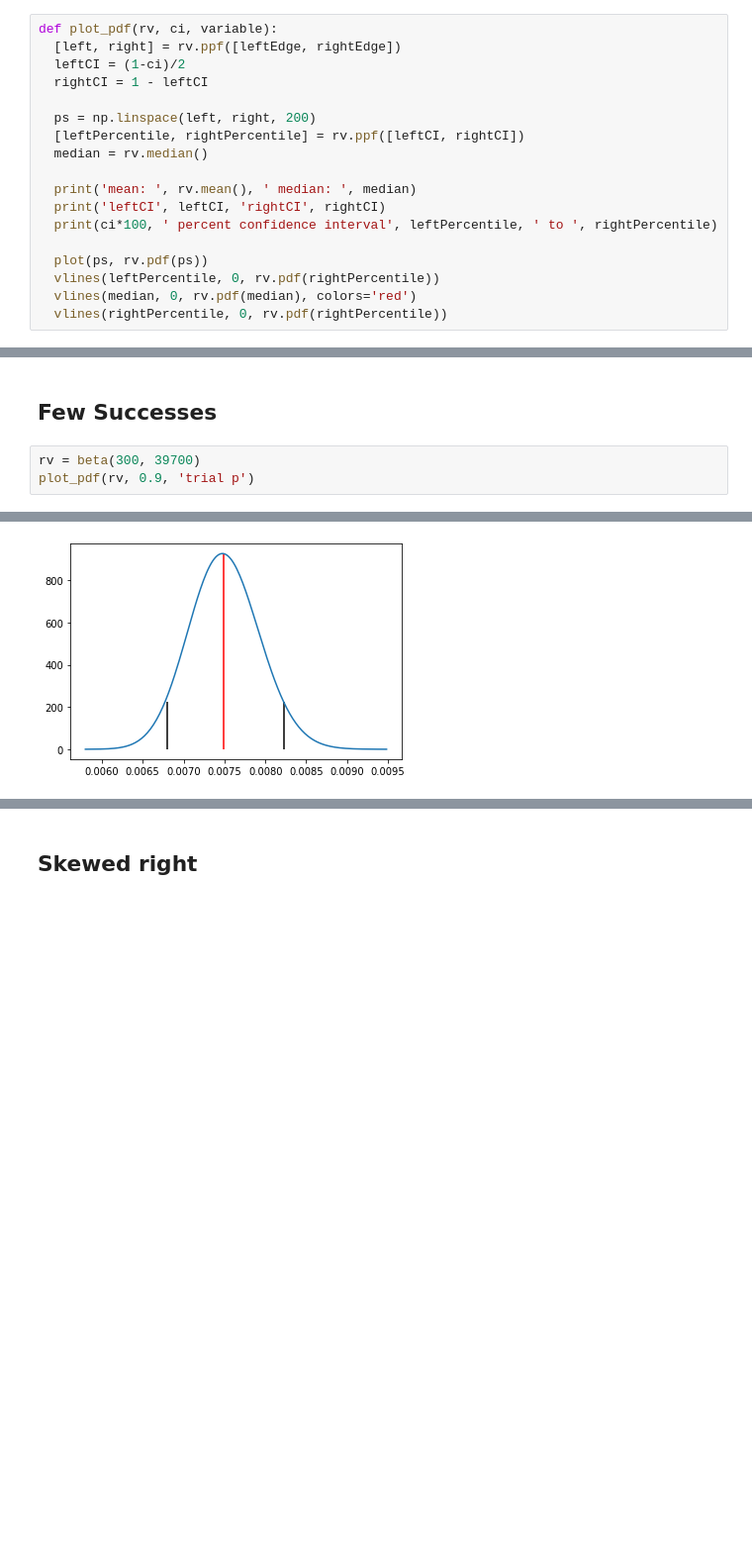
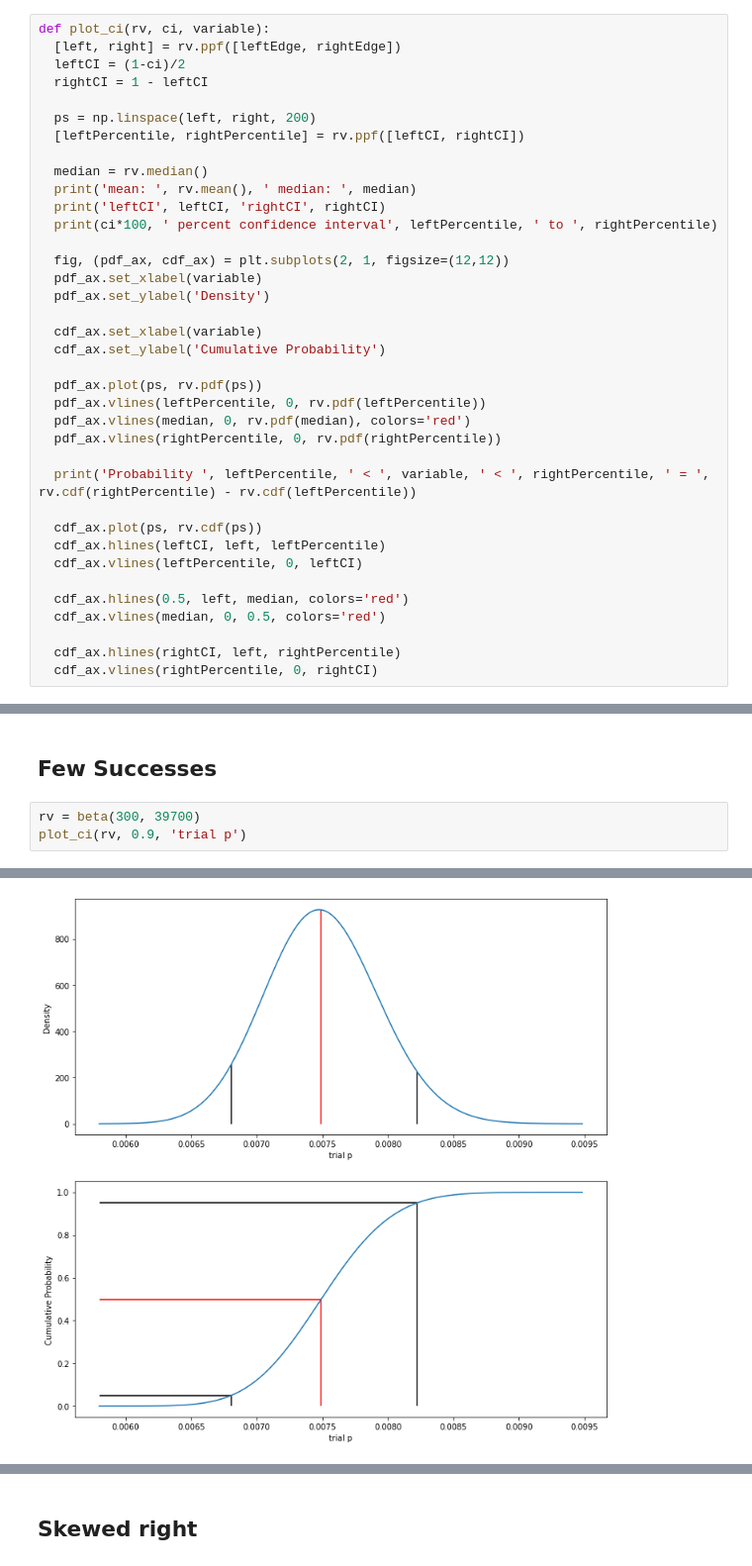
Before and after one commit to ctarrington/try-colab, a Jupyter notebook: parameter_estimation.ipynb, the cells around one changed output, grey strips where cells are left out. Shown at 99% size. Saved outputs shown, nothing was run; the diff lists cells and outputs as text; blank space fills up the shorter version.

Commit message:
Cleaned up plots

```diff
--- a/parameter_estimation.ipynb
+++ b/parameter_estimation.ipynb
@@ -9,20 +10,39 @@ from matplotlib.pyplot import plot, fill_between, vlines, hlines
 leftEdge = 0.00001
 rightEdge = 1-leftEdge
 # %%
-def plot_pdf(rv, ci, variable):
+def plot_ci(rv, ci, variable):
   [left, right] = rv.ppf([leftEdge, rightEdge])
   leftCI = (1-ci)/2
   rightCI = 1 - leftCI
 
   ps = np.linspace(left, right, 200)
   [leftPercentile, rightPercentile] = rv.ppf([leftCI, rightCI])
+
   median = rv.median()
-
   print('mean: ', rv.mean(), ' median: ', median)
   print('leftCI', leftCI, 'rightCI', rightCI)
   print(ci*100, ' percent confidence interval', leftPercentile, ' to ', rightPercentile)
 
-  plot(ps, rv.pdf(ps))
-  vlines(leftPercentile, 0, rv.pdf(rightPercentile))
-  vlines(median, 0, rv.pdf(median), colors='red')
-  vlines(rightPercentile, 0, rv.pdf(rightPercentile))
+  fig, (pdf_ax, cdf_ax) = plt.subplots(2, 1, figsize=(12,12))
+  pdf_ax.set_xlabel(variable)
+  pdf_ax.set_ylabel('Density')
+
+  cdf_ax.set_xlabel(variable)
+  cdf_ax.set_ylabel('Cumulative Probability')
+
+  pdf_ax.plot(ps, rv.pdf(ps))
+  pdf_ax.vlines(leftPercentile, 0, rv.pdf(leftPercentile))
+  pdf_ax.vlines(median, 0, rv.pdf(median), colors='red')
+  pdf_ax.vlines(rightPercentile, 0, rv.pdf(rightPercentile))
+
+  print('Probability ', leftPercentile, ' < ', variable, ' < ', rightPercentile, ' = ', rv.cdf(rightPercentile) - rv.cdf(leftPercentile))
+
+  cdf_ax.plot(ps, rv.cdf(ps))
+  cdf_ax.hlines(leftCI, left, leftPercentile)
+  cdf_ax.vlines(leftPercentile, 0, leftCI)
+
+  cdf_ax.hlines(0.5, left, median, colors='red')
+  cdf_ax.vlines(median, 0, 0.5, colors='red')
+
+  cdf_ax.hlines(rightCI, left, rightPercentile)
+  cdf_ax.vlines(rightPercentile, 0, rightCI)
@@ -51,7 +50,7 @@ def plot_cdf(rv, ci, variable):
 ## Few Successes
 # %%
 rv = beta(300, 39700)
-plot_pdf(rv, 0.9, 'trial p')
+plot_ci(rv, 0.9, 'trial p')
 # %% [output]
 mean:  0.0075  median:  0.007491793171661221
 leftCI 0.04999999999999999 rightCI 0.95
@@ -59 +59 @@ leftCI 0.04999999999999999 rightCI 0.95
-[figure, old version]
+[figure, new version]
```
Also changed, not shown: parts of 8 cells of this notebook.
